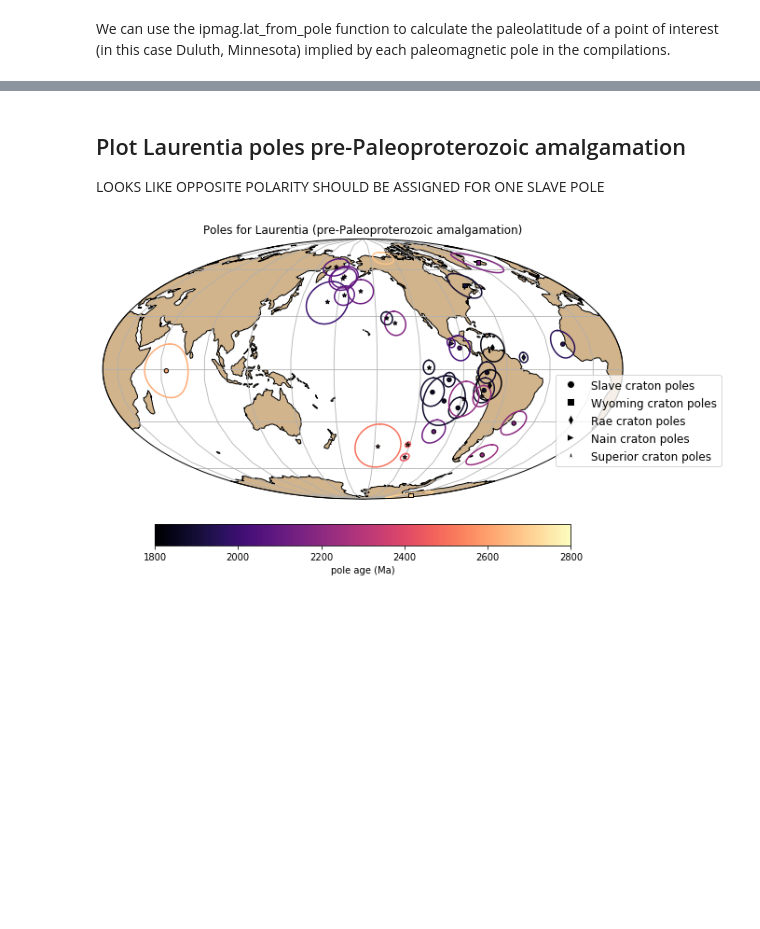
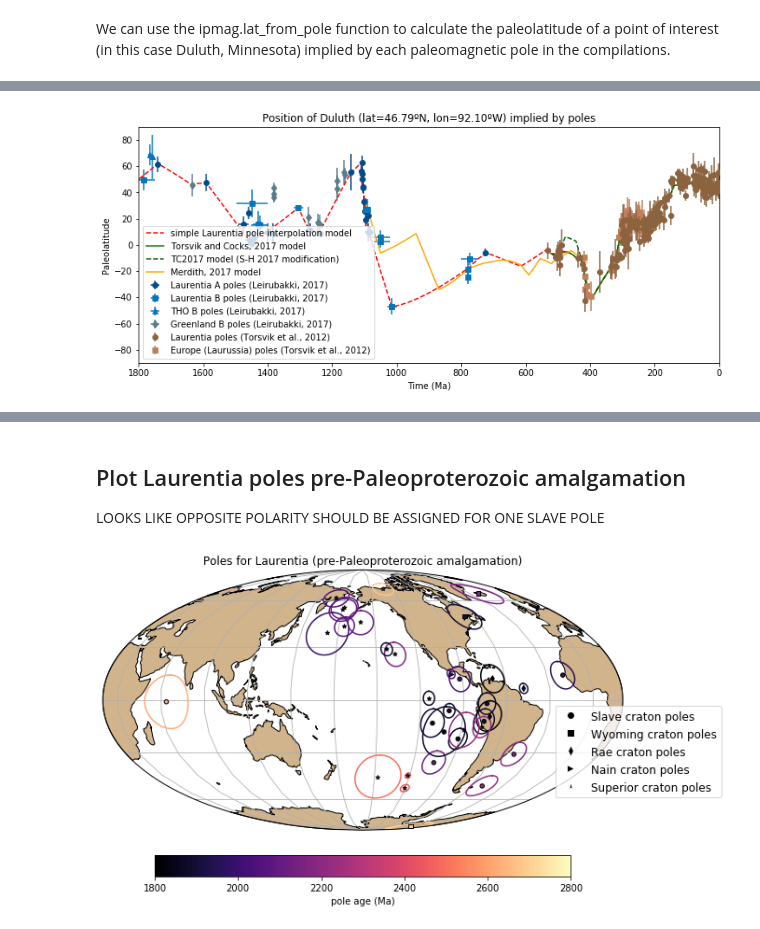
Before and after one commit to Swanson-Hysell-Group/Laurentia_Paleogeography, a Jupyter notebook: Laurentia_pole_compilation.ipynb, the cells around one changed output, grey strips where cells are left out. Cells and saved outputs as stored; diff of their text form; code cells hidden in the pictures; blank space fills up the shorter version.

```diff
--- a/Laurentia_pole_compilation.ipynb
+++ b/Laurentia_pole_compilation.ipynb
@@ -629,3 +636,49 @@ plt.show()
+# %%
+Torsvik2017_duluth = pd.read_csv('./models/motion_paths/Torsvik_2017_duluth_reconstruct.csv',names=['orig_index','time','plat'],skiprows=1)
+SHM_2017_duluth = pd.read_csv('./models/motion_paths/SH_2017_duluth_reconstruct.csv',names=['orig_index','time','plat'],skiprows=1)
+W_2013_duluth = pd.read_csv('./models/motion_paths/W_2013_duluth_reconstruct.csv',names=['orig_index','time','plat'],skiprows=1)
+SH_simple_duluth = pd.read_csv('./models/motion_paths/SH_prot_duluth_simple_reconstruct.csv',names=['orig_index','time','plat'],skiprows=1)
+M_2017_duluth = pd.read_csv('./models/motion_paths/M_2017_duluth_reconstruct.csv',names=['orig_index','time','plat'],skiprows=1)
+# %%
+plt.figure(figsize=(12,5))
+plt.errorbar(Laur_poles_A['nominal age'], Laur_poles_A['Duluth_plat'],
+             yerr = Laur_poles_A['A95'], xerr = [Laur_poles_A['age_error_low'],Laur_poles_A['age_error_high']], fmt='o',
+             color='#034C8C',label='Laurentia A poles (Leirubakki, 2017)')
+plt.errorbar(Laur_poles_B['nominal age'], Laur_poles_B['Duluth_plat'],
+             yerr = Laur_poles_B['A95'], xerr = [Laur_poles_B['age_error_low'],Laur_poles_B['age_error_high']], fmt='s',
+             color='#0477BF',label='Laurentia B poles (Leirubakki, 2017)')
+plt.errorbar(Laur_THO_poles_B['nominal age'], Laur_THO_poles_B['Duluth_plat'],
+             yerr = Laur_THO_poles_B['A95'], xerr = [Laur_THO_poles_B['age_error_low'],Laur_THO_poles_B['age_error_high']], fmt='^',
+             color='#0477BF',label='THO B poles (Leirubakki, 2017)')
+plt.errorbar(Laur_Greenland_poles_B['nominal age'], Laur_Greenland_poles_B['Duluth_plat'],
+             yerr = Laur_Greenland_poles_B['A95'], xerr = [Laur_Greenland_poles_B['age_error_low'],Laur_Greenland_poles_B['age_error_high']],
+             fmt='d', color='#587E8C',label='Greenland B poles (Leirubakki, 2017)')
+plt.errorbar(Torsvik2012_poles_filtered.Age, Phanerozoic_plat_list,
+             yerr = Torsvik2012_poles_filtered.A95, fmt='o',
+             color='#8C633F',label='Laurentia poles (Torsvik et al., 2012)',zorder=1000)
+plt.errorbar(Torsvik2012_Europe_poles_filtered.Age, Phanerozoic_plat_list_Europe,
+             yerr = Torsvik2012_Europe_poles_filtered.A95, fmt='s',color='#BF7F5A',
+             label='Europe (Laurussia) poles (Torsvik et al., 2012)')
+
+plt.plot(SH_simple_duluth['time'],SH_simple_duluth['plat'],
+         color='red',linestyle='--',label='simple Laurentia pole interpolation model')
+plt.plot(Torsvik2017_duluth['time'],Torsvik2017_duluth['plat'],
+         color='green',label='Torsvik and Cocks, 2017 model')
+plt.plot(SHM_2017_duluth['time'],SHM_2017_duluth['plat'],
+         color='darkgreen',linestyle='--',label='TC2017 model (S-H 2017 modification)')
+plt.plot(M_2017_duluth['time'],M_2017_duluth['plat'],
+         color='orange',label='Merdith, 2017 model')
+
+plt.ylim(-90,90)
+plt.xlim(0,1800)
+plt.xlabel('Time (Ma)')
+plt.ylabel('Paleolatitude')
+plt.title('Position of Duluth (lat=46.79ºN, lon=92.10ºW) implied by poles')
+plt.gca().invert_xaxis()
+plt.legend(loc=3)
+plt.show()
+# %% [output]
+[figure, added]
 # %%
 plt.figure(figsize=(12,10))
 
```
Also changed, not shown: parts of 6 cells of this notebook, 9 other files.
